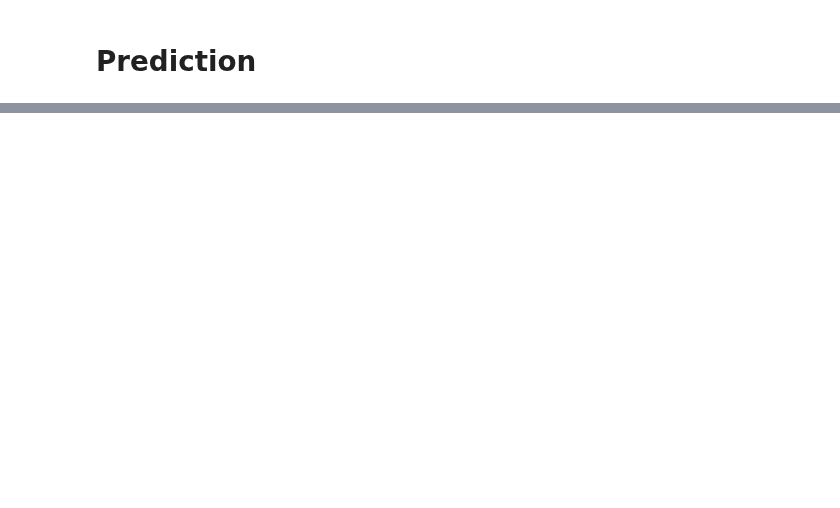
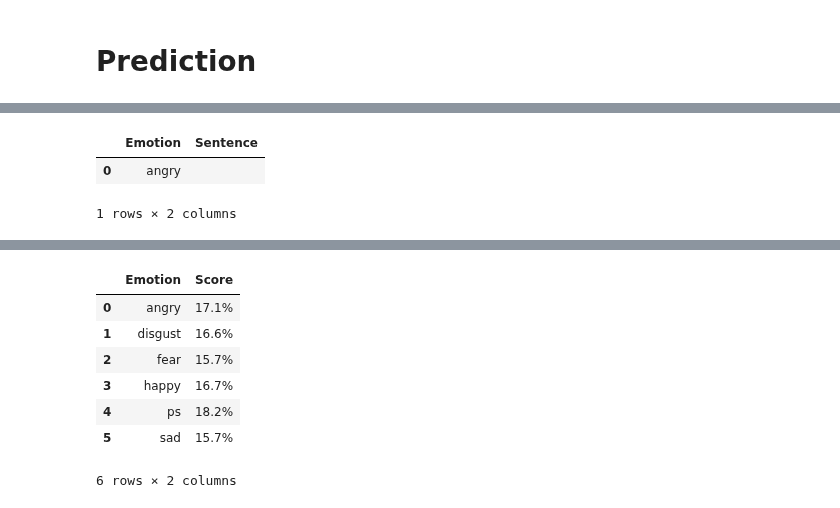
Before and after one commit to BlackFox1197/masterarbeit_programming, a Jupyter notebook: notebooks/Emotion_recognition_in_Greek_speech_using_Wav2Vec2.ipynb, the cells around one changed output, grey strips where cells are left out. Drawn from its saved outputs; the diff is of its cells as text; code cells hidden in the pictures; blank space fills up the shorter version.

```diff
--- a/notebooks/Emotion_recognition_in_Greek_speech_using_Wav2Vec2.ipynb
+++ b/notebooks/Emotion_recognition_in_Greek_speech_using_Wav2Vec2.ipynb
@@ -298,28 +331,11 @@ Since the audio file is saved in the `.wav` format, it is easy to use **[Librosa
 
 An audio file usually stores both its values and the sampling rate with which the speech signal was digitalized. We want to store both in the dataset and write a **map(...)** function accordingly. Also, we need to handle the string labels into integers for our specific classification task in this case, the **single-label classification** you may want to use for your **regression** or even **multi-label classification**.
 # %%
-def speech_file_to_array_fn(path):
-    speech_array, sampling_rate = torchaudio.load(path)
-    resampler = torchaudio.transforms.Resample(sampling_rate, target_sampling_rate)
-    speech = resampler(speech_array).squeeze().numpy()
-    return speech
-
-def label_to_id(label, label_list):
-
-    if len(label_list) > 0:
-        return label_list.index(label) if label in label_list else -1
-
-    return label
-
-def speech_file_to_array_librosa(speech_path):
-    speech_array, sampling_rate = librosa.load(speech_path)
-    resampler = librosa.resample(speech_array, orig_sr=sampling_rate, target_sr=target_sampling_rate).squeeze()
-
-    return resampler
+import utils.audio_dataset_utils as audioUtils
 
 def preprocess_function(examples):
-    speech_list = [speech_file_to_array_librosa(path) for path in examples[input_column]]
-    target_list = [label_to_id(label, label_list) for label in examples[output_column]]
+    speech_list = [audioUtils.speech_file_to_array_librosa(path, target_sampling_rate) for path in examples[input_column]]
+    target_list = [audioUtils.label_to_id(label, label_list) for label in examples[output_column]]
 
     result = processor(speech_list, sampling_rate=target_sampling_rate)
     result["labels"] = list(target_list)
@@ -611,5 +534,5 @@ print(f"Device: {device}")
 # %%
-model_name_or_path = "/masterarbeit_programming/notebooks/content/models/checkpoint-70"
+model_name_or_path = "content/model"
 #config = AutoConfig.from_pretrained(model_name_or_path)
-processor = Wav2Vec2Processor.from_pretrained(model_name_or_path)
+#processor = Wav2Vec2Processor.from_pretrained(model_name_or_path)
 model = KNNModel.Wav2Vec2ForSpeechClassification.from_pretrained(model_name_or_path).to(device)
@@ -671,12 +652,12 @@ import IPython.display as ipd
 import numpy as np
 import pandas as pd
 # %%
-device = torch.device("cuda" if torch.cuda.is_available() else "cpu")
-model_name_or_path = "m3hrdadfi/wav2vec2-xlsr-greek-speech-emotion-recognition"
-# config = AutoConfig.from_pretrained(model_name_or_path)
-processor = Wav2Vec2Processor.from_pretrained(model_name_or_path)
+#device = torch.device("cuda" if torch.cuda.is_available() else "cpu")
+##model_name_or_path = "m3hrdadfi/wav2vec2-xlsr-greek-speech-emotion-recognition"
+## config = AutoConfig.from_pretrained(model_name_or_path)
+#processor = Wav2Vec2Processor.from_pretrained(model_name_or_path)
 sampling_rate = processor.feature_extractor.sampling_rate
-model = KNNModel.Wav2Vec2ForSpeechClassification.from_pretrained(model_name_or_path).to(device)
+#model = KNNModel.Wav2Vec2ForSpeechClassification.from_pretrained(model_name_or_path).to(device)
 # %%
 def speech_file_to_array_fn(path, sampling_rate):
     speech_array, _sampling_rate = torchaudio.load(path)
@@ -738,5 +719,5 @@ def prediction(df_row):
     r = pd.DataFrame(outputs)
     ipd.display(ipd.HTML(STYLES + r.to_html(**setup) + "<br />"))
 # %%
-test = pd.read_csv("/notebooks/content/data.test.csv", sep="\t")
+test = pd.read_csv("content/data/test.csv", sep="\t")
 test.head()
@@ -745,2 +746,6 @@ prediction(test.iloc[0])
 # %%
-prediction(test.iloc[1])
+prediction(test.iloc[15])
+# %% [output]
+|  | Emotion | Sentence |
+| 0 | angry |  |
+1 rows × 2 columns
@@ -747,2 +753,10 @@ prediction(test.iloc[1])
+|  | Emotion | Score |
+| 0 | angry | 17.1% |
+| 1 | disgust | 16.6% |
+| 2 | fear | 15.7% |
+| 3 | happy | 16.7% |
+| 4 | ps | 18.2% |
+| 5 | sad | 15.7% |
+6 rows × 2 columns
 # %%
 prediction(test.iloc[2])
```
Also changed, not shown: parts of 48 cells of this notebook, 7 other files.
